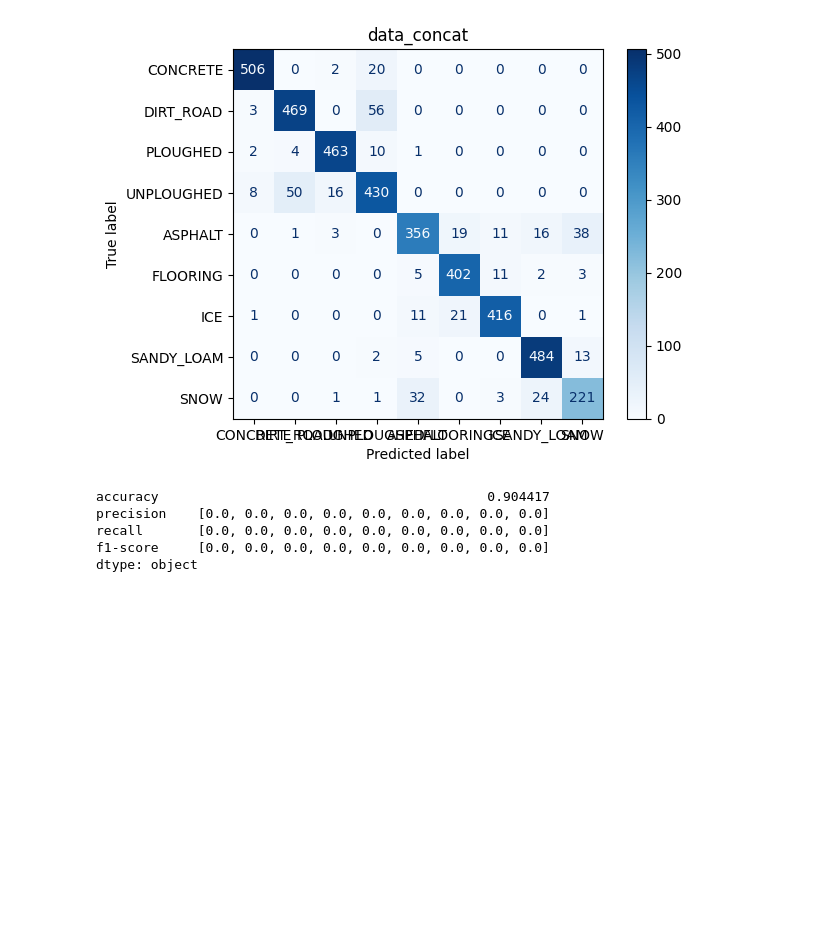
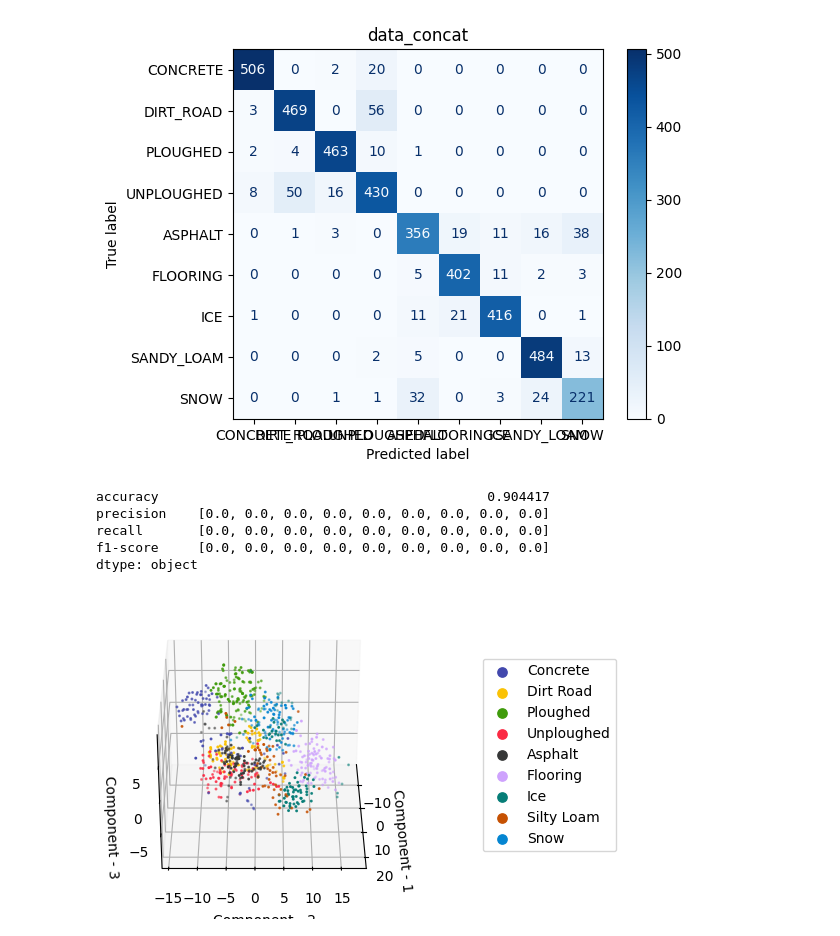
Before and after one commit to norlab-ulaval/BorealTC, a Jupyter notebook: metrics.ipynb, the cells around one changed output. Cells and saved outputs as stored; diff of their text form; code cells hidden in the pictures; blank space fills up the shorter version.

```diff
--- a/metrics.ipynb
+++ b/metrics.ipynb
@@ -150,0 +160,27 @@ dtype: object
+# %%
+from importlib import reload
+reload(constants)
+import matplotlib.animation as animation
+
+fig = plt.figure(figsize=(8,4))
+ax = fig.add_subplot(projection='3d')
+
+
+for i, terrain in enumerate(terrains):
+    terr = terrain.replace("_", " ").lower()
+    col = constants.PLOTCOLORS[terr]
+    lab = terr.replace("sandy", "silty").title()
+    ax.scatter(X_embedded[yytest == i, 0], X_embedded[yytest == i, 1], X_embedded[yytest == i, 2], "o", label=lab, s=5, marker='.', c=col)
+
+ax.legend(loc='center left', bbox_to_anchor=(1.20, 0.5), markerscale=6)
+ax.set_xlabel('Component - 1')
+ax.set_ylabel('Component - 2')
+ax.set_zlabel('Component - 3')
+# ax.show()
+
+def rotate(angle):
+    ax.view_init(azim=angle)
+
+rot_animation = animation.FuncAnimation(fig, rotate, frames=np.arange(0, 362, 2), interval=100)
+# %% [output]
+[figure, added]
```
Also changed, not shown: parts of 9 cells of this notebook.
